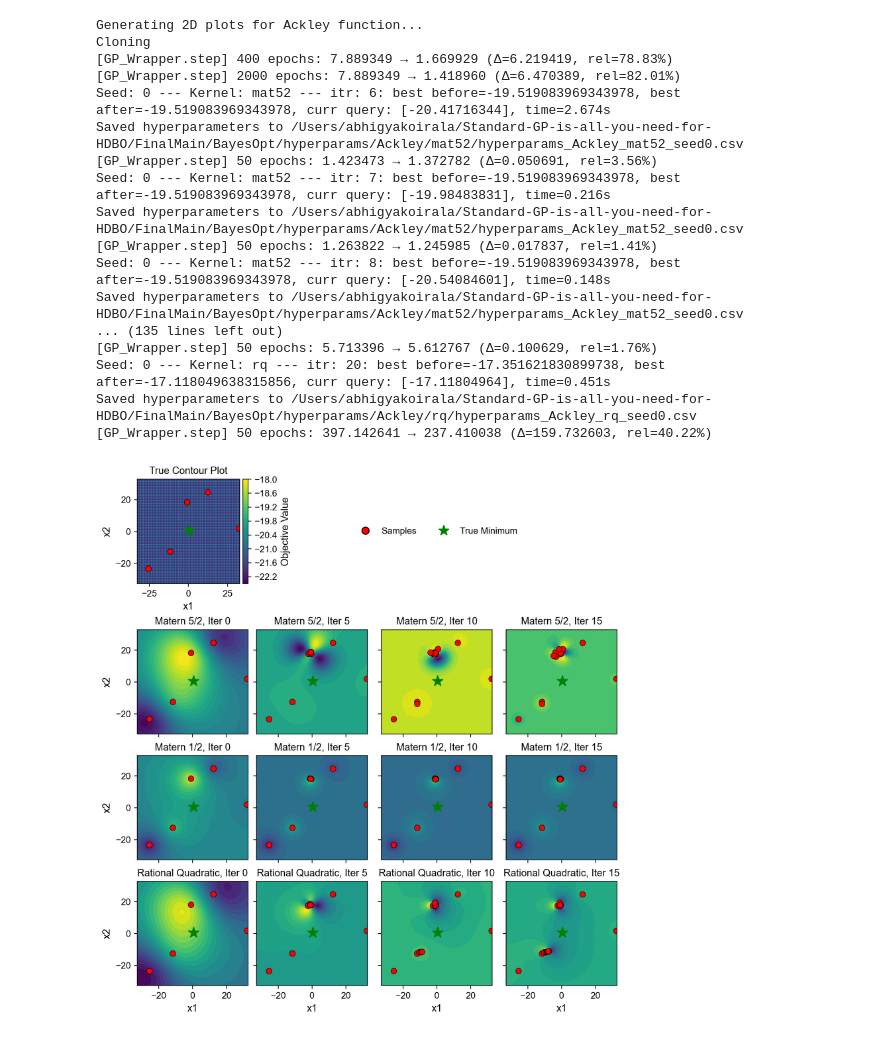
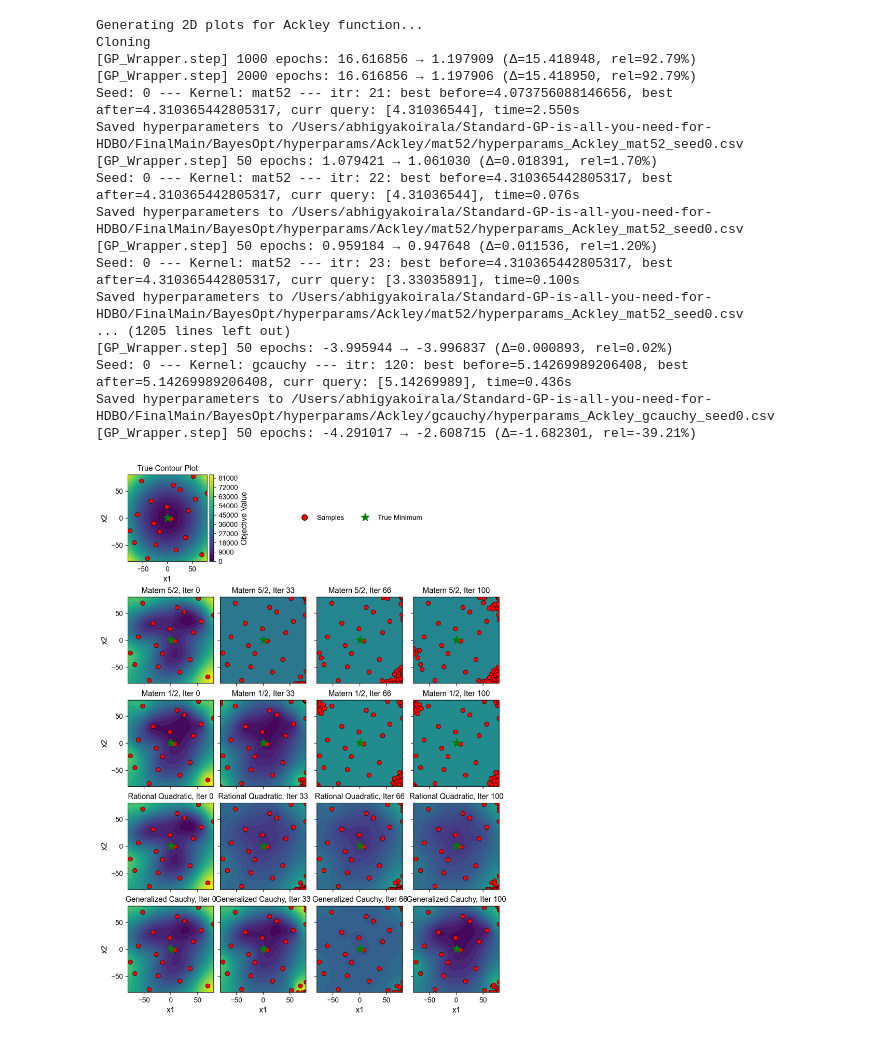
Before and after one commit to abhigyak47/BayesOpt, a Jupyter notebook: baselines/2D Case.ipynb, the cells around one changed output. Drawn from its saved outputs; the diff is of its cells as text; code cells hidden in the pictures.

Commit message:
update griewank

```diff
--- a/baselines/2D Case.ipynb
+++ b/baselines/2D Case.ipynb
@@ -116,8 +150,8 @@ def BO_UCB_plot_grid(kernel_types, kernel_names, dataset, total_iter=15, beta=1.
             set_ls=set_ls,
             device="cpu",
         )
-        gp_model.init_optimizer(lr=0.01, optim="ADAM")
-        gp_model.step(epochs=400)
+        gp_model.init_optimizer(lr=0.1, optim="ADAM")
+        gp_model.step(epochs=1000)
 
         for j, n in enumerate(milestones):
             if n > 0:
@@ -170,49 +204,49 @@ def plot_gp_state_2d(gp, dataset, X_grid, Y_grid, ax):
     gp.likelihood.eval()
 
     XY_grid = np.column_stack((X_grid.ravel(), Y_grid.ravel()))
     XY_grid_norm = dataset.func.inputs_scaler.transform(XY_grid)
 
     with torch.no_grad():
         posterior = gp.likelihood(gp.gp_model(torch.tensor(XY_grid_norm)))
 
     mu_norm = posterior.mean.numpy()
     mu = mu_norm * dataset.scaler.scale_[0] + dataset.scaler.mean_[0]
     mu = mu.reshape(X_grid.shape)
 
     return mu, None
 
 if __name__ == "__main__":
+    func_2d = FuncGriewank(dim=2, maximize=False)
+    #func_2d = FuncAckley(dim=2)
+    dataset_2d = BayesOptDataset(func_2d, n_init=20, method='lhs', seed=SEED)
 
-    func_2d = FuncAckley(dim=2)
-    dataset_2d = BayesOptDataset(func_2d, n_init=5, method='lhs', seed=SEED)
-
-    kernel_types = ["mat52", "mat12", "rq"]
-    kernel_names = ["Matern 5/2", "Matern 1/2", "Rational Quadratic"]
+    kernel_types = ["mat52", "mat12", "rq","gcauchy"]
+    kernel_names = ["Matern 5/2", "Matern 1/2", "Rational Quadratic","Generalized Cauchy"]
 
     print("Generating 2D plots for Ackley function...")
     BO_UCB_plot_grid(
         kernel_types=kernel_types,
         kernel_names=kernel_names,
         dataset=dataset_2d,
-        total_iter=15,
+        total_iter=100,
         beta=1.5
     )
 # %% [output]
 Generating 2D plots for Ackley function...
 Cloning
-[GP_Wrapper.step] 400 epochs: 7.889349 → 1.669929 (Δ=6.219419, rel=78.83%)
-[GP_Wrapper.step] 2000 epochs: 7.889349 → 1.418960 (Δ=6.470389, rel=82.01%)
-Seed: 0 --- Kernel: mat52 --- itr: 6: best before=-19.519083969343978, best after=-19.519083969343978, curr query: [-20.41716344], time=2.674s
+[GP_Wrapper.step] 1000 epochs: 16.616856 → 1.197909 (Δ=15.418948, rel=92.79%)
+[GP_Wrapper.step] 2000 epochs: 16.616856 → 1.197906 (Δ=15.418950, rel=92.79%)
+Seed: 0 --- Kernel: mat52 --- itr: 21: best before=4.073756088146656, best after=4.310365442805317, curr query: [4.31036544], time=2.550s
 Saved hyperparameters to /Users/abhigyakoirala/Standard-GP-is-all-you-need-for-HDBO/FinalMain/BayesOpt/hyperparams/Ackley/mat52/hyperparams_Ackley_mat52_seed0.csv
-[GP_Wrapper.step] 50 epochs: 1.423473 → 1.372782 (Δ=0.050691, rel=3.56%)
-Seed: 0 --- Kernel: mat52 --- itr: 7: best before=-19.519083969343978, best after=-19.519083969343978, curr query: [-19.98483831], time=0.216s
+[GP_Wrapper.step] 50 epochs: 1.079421 → 1.061030 (Δ=0.018391, rel=1.70%)
+Seed: 0 --- Kernel: mat52 --- itr: 22: best before=4.310365442805317, best after=4.310365442805317, curr query: [4.31036544], time=0.076s
 Saved hyperparameters to /Users/abhigyakoirala/Standard-GP-is-all-you-need-for-HDBO/FinalMain/BayesOpt/hyperparams/Ackley/mat52/hyperparams_Ackley_mat52_seed0.csv
-[GP_Wrapper.step] 50 epochs: 1.263822 → 1.245985 (Δ=0.017837, rel=1.41%)
-Seed: 0 --- Kernel: mat52 --- itr: 8: best before=-19.519083969343978, best after=-19.519083969343978, curr query: [-20.54084601], time=0.148s
+[GP_Wrapper.step] 50 epochs: 0.959184 → 0.947648 (Δ=0.011536, rel=1.20%)
+Seed: 0 --- Kernel: mat52 --- itr: 23: best before=4.310365442805317, best after=4.310365442805317, curr query: [3.33035891], time=0.100s
 Saved hyperparameters to /Users/abhigyakoirala/Standard-GP-is-all-you-need-for-HDBO/FinalMain/BayesOpt/hyperparams/Ackley/mat52/hyperparams_Ackley_mat52_seed0.csv
-... (135 lines left out)
-[GP_Wrapper.step] 50 epochs: 5.713396 → 5.612767 (Δ=0.100629, rel=1.76%)
-Seed: 0 --- Kernel: rq --- itr: 20: best before=-17.351621830899738, best after=-17.118049638315856, curr query: [-17.11804964], time=0.451s
-Saved hyperparameters to /Users/abhigyakoirala/Standard-GP-is-all-you-need-for-HDBO/FinalMain/BayesOpt/hyperparams/Ackley/rq/hyperparams_Ackley_rq_seed0.csv
-[GP_Wrapper.step] 50 epochs: 397.142641 → 237.410038 (Δ=159.732603, rel=40.22%)
+... (1205 lines left out)
+[GP_Wrapper.step] 50 epochs: -3.995944 → -3.996837 (Δ=0.000893, rel=0.02%)
+Seed: 0 --- Kernel: gcauchy --- itr: 120: best before=5.14269989206408, best after=5.14269989206408, curr query: [5.14269989], time=0.436s
+Saved hyperparameters to /Users/abhigyakoirala/Standard-GP-is-all-you-need-for-HDBO/FinalMain/BayesOpt/hyperparams/Ackley/gcauchy/hyperparams_Ackley_gcauchy_seed0.csv
+[GP_Wrapper.step] 50 epochs: -4.291017 → -2.608715 (Δ=-1.682301, rel=-39.21%)
-[figure, old version]
+[figure, new version]
```
Also changed, not shown: parts of 1 cell of this notebook, 9 other files.
